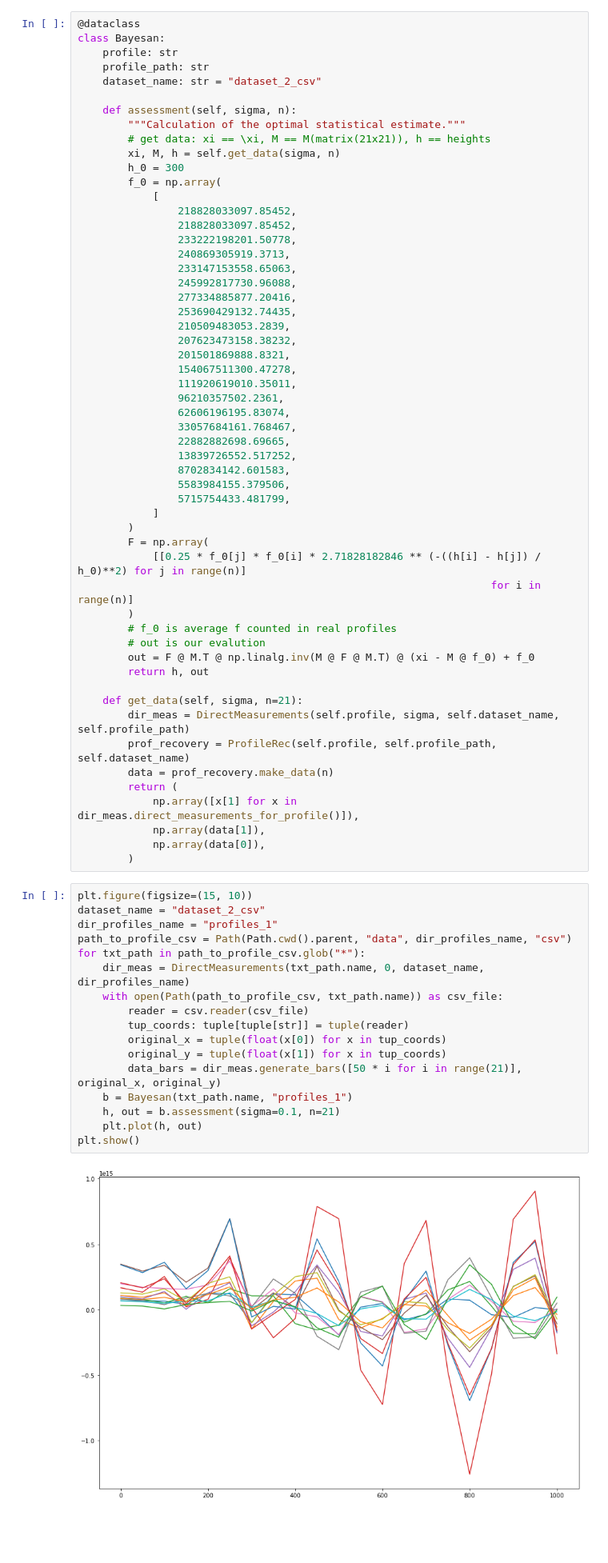
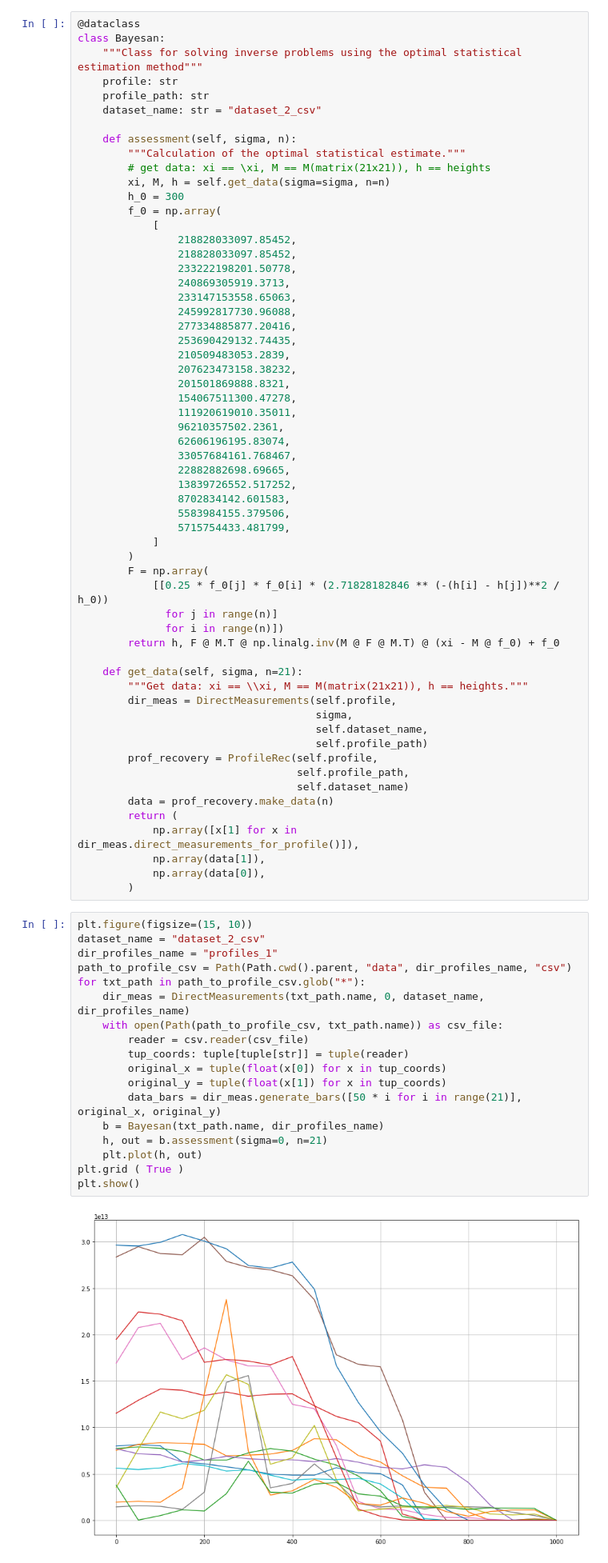
Before and after one commit to Mkrie/thesis, a Jupyter notebook: notebooks/bayesan.ipynb, the cells around one changed output. Shown at 80% size. Drawn from its saved outputs; the diff is of its cells as text; blank space fills up the shorter version.

```diff
--- a/notebooks/bayesan.ipynb
+++ b/notebooks/bayesan.ipynb
@@ -27,6 +26,7 @@ from profile_recovery import ProfileRec
 # %%
 @dataclass
 class Bayesan:
+    """Class for solving inverse problems using the optimal statistical estimation method"""
     profile: str
     profile_path: str
     dataset_name: str = "dataset_2_csv"
@@ -34,7 +34,7 @@ class Bayesan:
     def assessment(self, sigma, n):
         """Calculation of the optimal statistical estimate."""
         # get data: xi == \xi, M == M(matrix(21x21)), h == heights
-        xi, M, h = self.get_data(sigma, n)
+        xi, M, h = self.get_data(sigma=sigma, n=n)
         h_0 = 300
         f_0 = np.array(
             [
@@ -62,17 +62,20 @@ class Bayesan:
             ]
         )
         F = np.array(
-            [[0.25 * f_0[j] * f_0[i] * 2.71828182846 ** (-((h[i] - h[j]) / h_0)**2) for j in range(n)]
-                                                                  for i in range(n)]
-        )
-        # f_0 is average f counted in real profiles
-        # out is our evalution
-        out = F @ M.T @ np.linalg.inv(M @ F @ M.T) @ (xi - M @ f_0) + f_0
-        return h, out
+            [[0.25 * f_0[j] * f_0[i] * (2.71828182846 ** (-(h[i] - h[j])**2 / h_0))
+              for j in range(n)]
+              for i in range(n)])
+        return h, F @ M.T @ np.linalg.inv(M @ F @ M.T) @ (xi - M @ f_0) + f_0
 
     def get_data(self, sigma, n=21):
-        dir_meas = DirectMeasurements(self.profile, sigma, self.dataset_name, self.profile_path)
-        prof_recovery = ProfileRec(self.profile, self.profile_path, self.dataset_name)
+        """Get data: xi == \\xi, M == M(matrix(21x21)), h == heights."""
+        dir_meas = DirectMeasurements(self.profile,
+                                      sigma,
+                                      self.dataset_name,
+                                      self.profile_path)
+        prof_recovery = ProfileRec(self.profile,
+                                   self.profile_path,
+                                   self.dataset_name)
         data = prof_recovery.make_data(n)
         return (
             np.array([x[1] for x in dir_meas.direct_measurements_for_profile()]),
@@ -82,19 +85,20 @@ class Bayesan:
 # %%
 plt.figure(figsize=(15, 10))
 dataset_name = "dataset_2_csv"
 dir_profiles_name = "profiles_1"
 path_to_profile_csv = Path(Path.cwd().parent, "data", dir_profiles_name, "csv")
 for txt_path in path_to_profile_csv.glob("*"):
     dir_meas = DirectMeasurements(txt_path.name, 0, dataset_name, dir_profiles_name)
     with open(Path(path_to_profile_csv, txt_path.name)) as csv_file:
         reader = csv.reader(csv_file)
         tup_coords: tuple[tuple[str]] = tuple(reader)
         original_x = tuple(float(x[0]) for x in tup_coords)
         original_y = tuple(float(x[1]) for x in tup_coords)
         data_bars = dir_meas.generate_bars([50 * i for i in range(21)], original_x, original_y)
-    b = Bayesan(txt_path.name, "profiles_1")
-    h, out = b.assessment(sigma=0.1, n=21)
+    b = Bayesan(txt_path.name, dir_profiles_name)
+    h, out = b.assessment(sigma=0, n=21)
     plt.plot(h, out)
+plt.grid ( True )
 plt.show()
 # %% [output]
-[figure, old version]
+[figure, new version]
```
Also changed, not shown: parts of 3 cells of this notebook, 2 other files.
